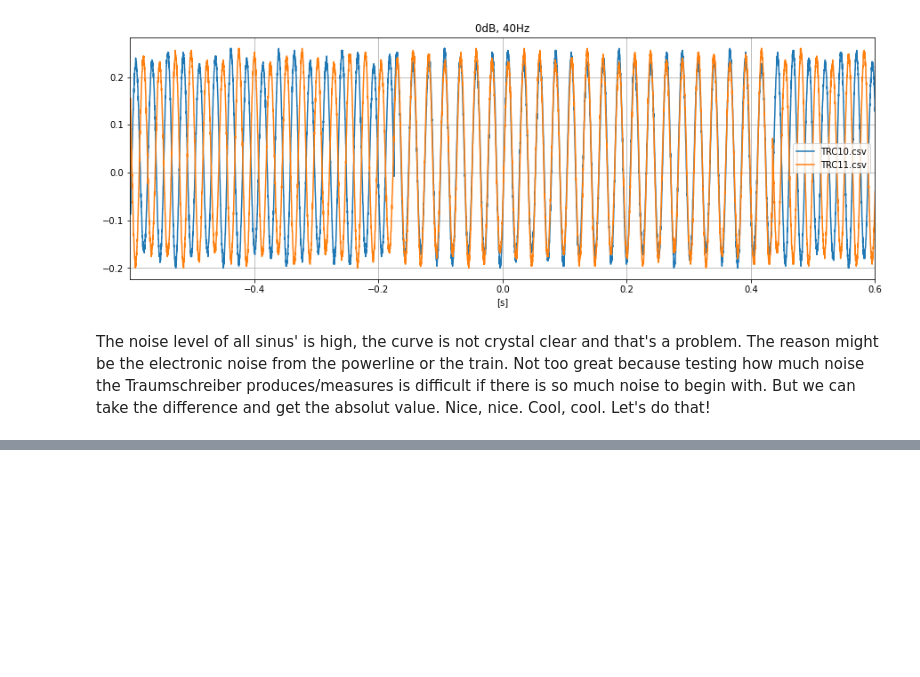
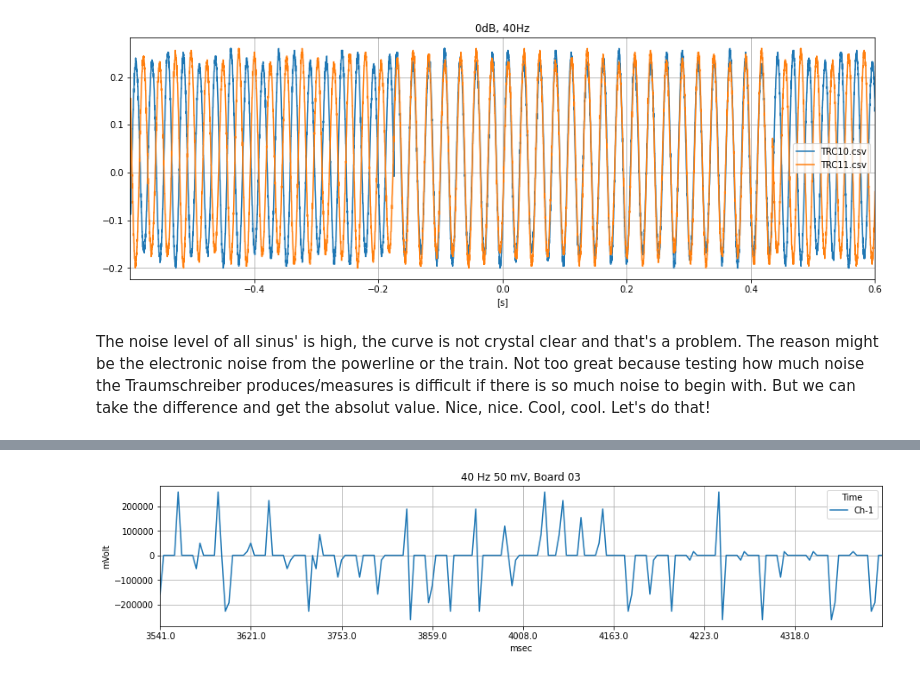
Before and after one commit to xinterface/Traumschreiber, a Jupyter notebook: SanityCheck/SanityCheck.ipynb, the cells around one changed output, grey strips where cells are left out. Drawn from its saved outputs; the diff is of its cells as text; code cells hidden in the pictures; blank space fills up the shorter version.

Commit message:
Files from today's experiment.
Documentation will follow

```diff
--- a/SanityCheck/SanityCheck.ipynb
+++ b/SanityCheck/SanityCheck.ipynb
@@ -104,0 +98,82 @@ Time  NaN  NaN  NaN  NaN  NaN  NaN
+# %%
+
+def tidyTSAppOutput(file, sec = False):
+
+    # tidies the App Output to better plot in the next steps
+    # if sec is true, the index is converted into seconds.
+    # But this changes the visualization in the plot later on a little to the worse
+    file = file.iloc[1:]
+    file.columns = file.iloc[0]
+    file = file[1:].apply(pd.to_numeric, errors='ignore')
+    # to set index to seconds and not miliseconds
+    if sec:
+        sec_index = file.index[:].tolist()
+        sec_index = [float(i) for i in sec_index]
+        sec_index[:] = [x / 1000 for x in sec_index] #converts
+        file.index = sec_index
+
+    return file
+
+def plot_trace(df, channelname, fro = 300, to = 500, sec=False, title = "Experiment", save = False):
+    ax = df.iloc[fro:to].plot(y = channelname, grid = True, title = title, figsize=(15,3))
+    if sec:
+        ax.set_xlabel("s")
+    else:
+        ax.set_xlabel("msec")
+    ax.set_ylabel("mVolt")
+    if save:
+        plt.savefig(title+'.png')
+# df = tidyTSAppOutput(pd.read_csv("16-07-2020_15-12-09_Exp2.csv"))
+# plot_trace(df, ["Ch-2"], title = "Experiment 2")
+
+
+
+# df1 = tidyTSAppOutput(pd.read_csv("16-07-2020_15-01-54_Exp1.csv"))
+# plot_trace(df1, ["Ch-1"], title = "Experiment 1")
+# df1_1 = tidyTSAppOutput(pd.read_csv("16-07-2020_15-08-33_Exp1_1.csv"))
+# plot_trace(df1_1, ["Ch-1"], title = "Experiment 1_1")
+# df2 = tidyTSAppOutput(pd.read_csv("16-07-2020_15-12-09_Exp2.csv"))
+# plot_trace(df2, ["Ch-2"], title = "Experiment 2", save = True)
+
+# df3 = tidyTSAppOutput(pd.read_csv("16-07-2020_15-14-43_Exp3.csv"))
+# plot_trace(df3, ["Ch-3"], title = "Experiment 3", save = True)
+
+
+# df4_1 = tidyTSAppOutput(pd.read_csv("16-07-2020_15-19-10_Exp4_1.csv"))
+# plot_trace(df4_1, ["Ch-4"], title = "Experiment 4.1")
+# df7 = tidyTSAppOutput(pd.read_csv("16-07-2020_15-26-21_Exp7.csv"))
+# plot_trace(df7, ["Ch-1"], title = "Experiment 7")
+# df8 = tidyTSAppOutput(pd.read_csv("16-07-2020_15-28-01_Exp8.csv"))
+# plot_trace(df8, ["Ch-2"], title = "Experiment 8")
+# df13 = tidyTSAppOutput(pd.read_csv("16-07-2020_15-46-27_Exp13 .csv"))
+# plot_trace(df13, ["Ch-1"], title = "Experiment 13")
+# df14 = tidyTSAppOutput(pd.read_csv("16-07-2020_15-49-41_Exp14 .csv"))
+# plot_trace(df14, ["Ch-2"], title = "Experiment 14")
+# df19 = tidyTSAppOutput(pd.read_csv("16-07-2020_16-36-46_Exp19.csv"))
+# plot_trace(df19, ["Ch-1"], title = "Experiment 19")
+# df20 = tidyTSAppOutput(pd.read_csv("16-07-2020_16-39-03_Exp20 .csv"))
+# plot_trace(df20, ["Ch-2"], title = "Experiment 20")
+# df25 = tidyTSAppOutput(pd.read_csv("16-07-2020_17-07-41_Exp25.csv"))
+# plot_trace(df25, ["Ch-1"], title = "Experiment 25")
+# df26 = tidyTSAppOutput(pd.read_csv("16-07-2020_17-10-06_Exp26.csv"))
+# plot_trace(df26, ["Ch-1"], title = "Experiment 26", )
+
+df27 = tidyTSAppOutput(pd.read_csv("17-07-2020_16-12-52_exp27 .csv"))
+plot_trace(df27, ["Ch-1"], title = "40 Hz 50 mV, Board 03", save = True)
+
+
+df20 = tidyTSAppOutput(pd.read_csv("16-07-2020_16-39-03_Exp20 .csv"))
+plot_trace(df20, ["Ch-2"], title = "40 Hz 50 mV, Board 02")
+
+df28 = tidyTSAppOutput(pd.read_csv("17-07-2020_15-57-02_Exp28 .csv"))
+plot_trace(df28, ["Ch-1"], title = "40 Hz 100mV, Board 03", save = True)
+df14 = tidyTSAppOutput(pd.read_csv("16-07-2020_15-49-41_Exp14 .csv"))
+plot_trace(df14, ["Ch-2"], title = "40 Hz 100mV, Board 02")
+
+df29 = tidyTSAppOutput(pd.read_csv("17-07-2020_15-55-36_Exp29 .csv"))
+plot_trace(df29, ["Ch-1"], title = "5 Hz 100 mV, Board 03", save = True)
+
+df8 = tidyTSAppOutput(pd.read_csv("16-07-2020_15-28-01_Exp8.csv"))
+plot_trace(df8, ["Ch-2"], title = "Exp 8", save = True)
+# %% [output]
+[figure, added]
```
Also changed, not shown: parts of 7 cells of this notebook, 45 other files.
